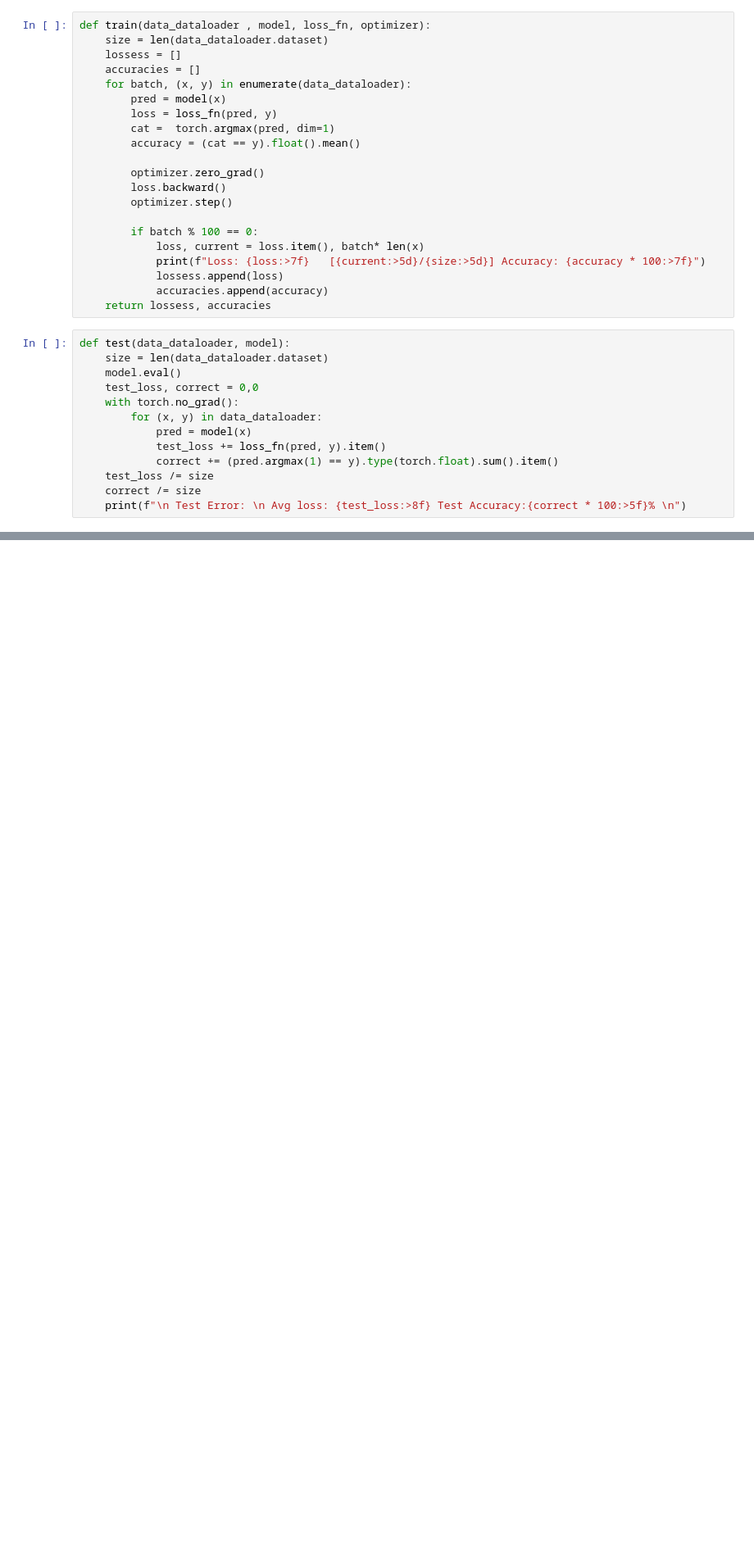
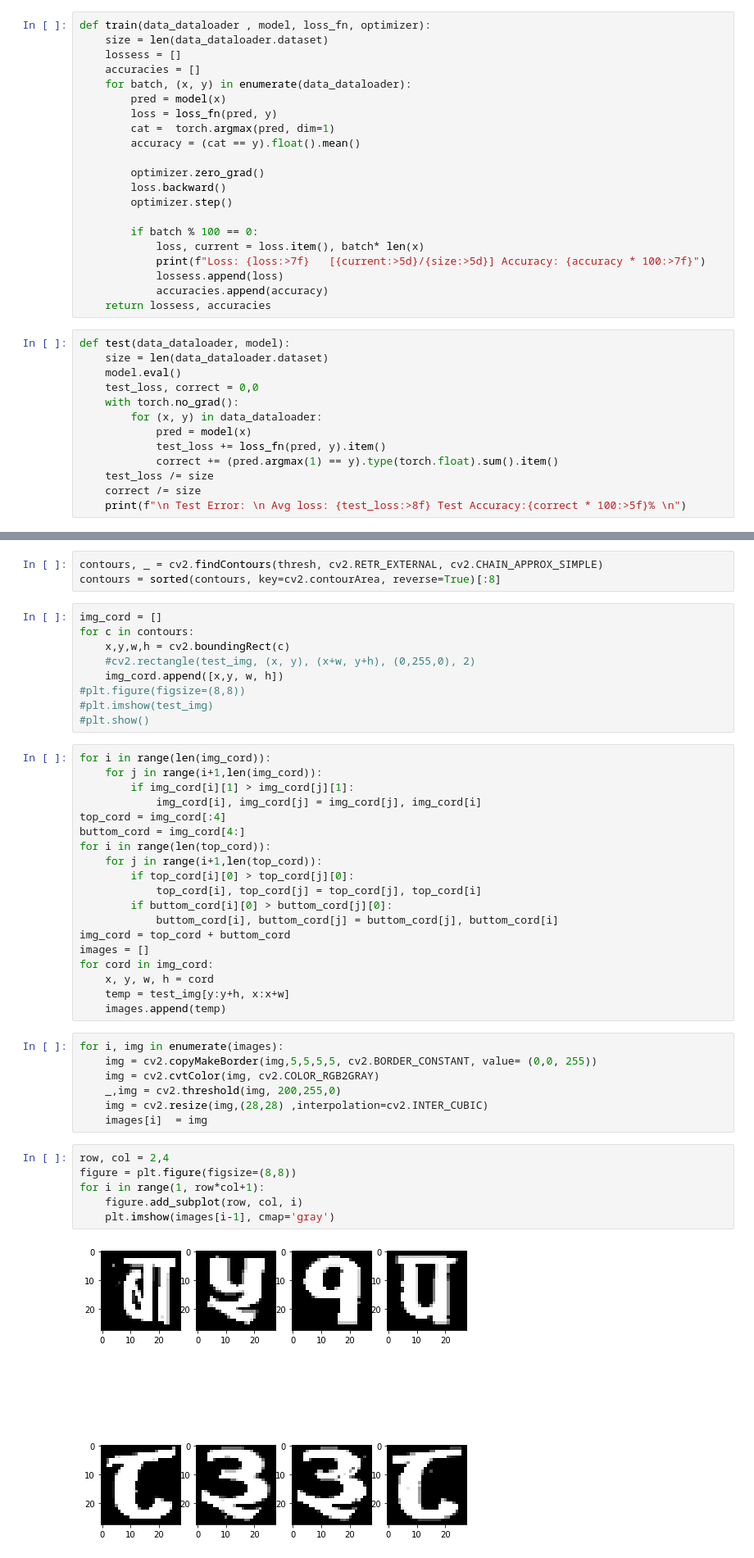
Before and after one commit to Panas18/CNN-NumberPlateRecognization, a Jupyter notebook: CNN.ipynb, the cells around one changed output, grey strips where cells are left out. Shown: that part at 82% size. Saved outputs shown, nothing was run; the diff lists cells and outputs as text; blank space fills up the shorter version.

```diff
--- a/CNN.ipynb
+++ b/CNN.ipynb
@@ -220,0 +235,46 @@ Downloading: "https://download.pytorch.org/models/vgg16-397923af.pth" to /home/p
+# %%
+contours, _ = cv2.findContours(thresh, cv2.RETR_EXTERNAL, cv2.CHAIN_APPROX_SIMPLE)
+contours = sorted(contours, key=cv2.contourArea, reverse=True)[:8]
+# %%
+img_cord = []
+for c in contours:
+    x,y,w,h = cv2.boundingRect(c)
+    #cv2.rectangle(test_img, (x, y), (x+w, y+h), (0,255,0), 2)
+    img_cord.append([x,y, w, h])
+#plt.figure(figsize=(8,8))
+#plt.imshow(test_img)
+#plt.show()
+# %%
+for i in range(len(img_cord)):
+    for j in range(i+1,len(img_cord)):
+        if img_cord[i][1] > img_cord[j][1]:
+            img_cord[i], img_cord[j] = img_cord[j], img_cord[i]
+top_cord = img_cord[:4]
+buttom_cord = img_cord[4:]
+for i in range(len(top_cord)):
+    for j in range(i+1,len(top_cord)):
+        if top_cord[i][0] > top_cord[j][0]:
+            top_cord[i], top_cord[j] = top_cord[j], top_cord[i]
+        if buttom_cord[i][0] > buttom_cord[j][0]:
+            buttom_cord[i], buttom_cord[j] = buttom_cord[j], buttom_cord[i]
+img_cord = top_cord + buttom_cord
+images = []
+for cord in img_cord:
+    x, y, w, h = cord
+    temp = test_img[y:y+h, x:x+w]
+    images.append(temp)
+# %%
+for i, img in enumerate(images):
+    img = cv2.copyMakeBorder(img,5,5,5,5, cv2.BORDER_CONSTANT, value= (0,0, 255))
+    img = cv2.cvtColor(img, cv2.COLOR_RGB2GRAY)
+    _,img = cv2.threshold(img, 200,255,0)
+    img = cv2.resize(img,(28,28) ,interpolation=cv2.INTER_CUBIC)
+    images[i]  = img
+# %%
+row, col = 2,4
+figure = plt.figure(figsize=(8,8))
+for i in range(1, row*col+1):
+    figure.add_subplot(row, col, i)
+    plt.imshow(images[i-1], cmap='gray')
+# %% [output]
+[figure, added]
```
Also changed, not shown: parts of 10 cells of this notebook.
